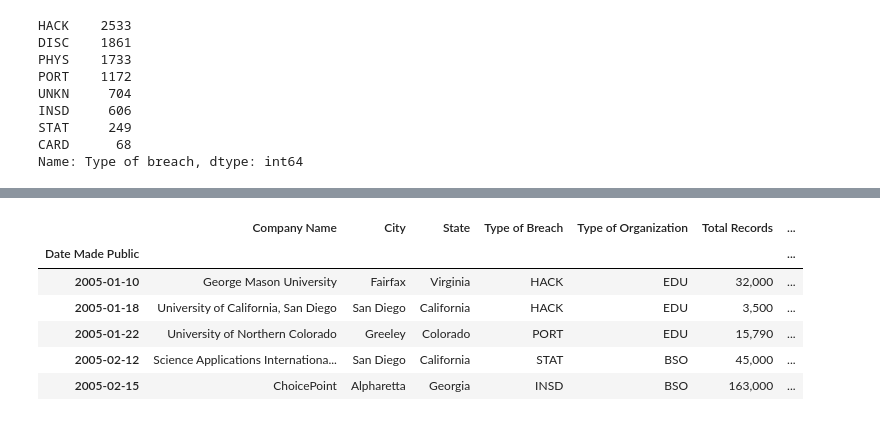
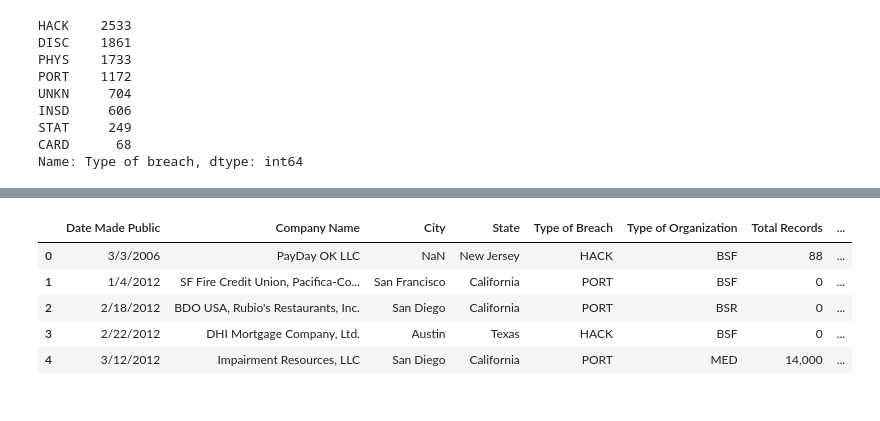
Before and after one commit to chaka37/Project1, a Jupyter notebook: notebooks/tempest.ipynb, the cells around one changed output, grey strips where cells are left out. Cells and saved outputs as stored; diff of their text form; code cells hidden in the pictures.

```diff
--- a/notebooks/tempest.ipynb
+++ b/notebooks/tempest.ipynb
@@ -6,7 +6,7 @@ from pathlib import Path
 # %%
 # Read in data
 prc_data_csv = Path("../data/raw data/PRC Data Breach Chronology - 1.13.20.csv")
-prc_data = pd.read_csv(prc_data_csv, index_col="Date Made Public", infer_datetime_format=True, parse_dates=True)
+prc_data = pd.read_csv(prc_data_csv, infer_datetime_format=True, parse_dates=True,)
 prc_data = prc_data.sort_index()
 prc_data.head(15)
 # %% [output]
@@ -148,17 +101,16 @@ prc_data.head()
 # %%
 # Rename Columns
 prc_data = prc_data.rename(columns={
-    "Description of incident": "Descrition of Incident",
+    "Description of incident": "Description of Incident",
     "Type of breach": "Type of Breach",
     "Type of organization": "Type of Organization",
     "Company": "Company Name"
 })
 prc_data.head()
 # %% [output]
-|  | Company Name | City | State | Type of Breach | Type of Organization | Total Records | ... |
-| Date Made Public |  |  |  |  |  |  | ... |
-| 2005-01-10 | George Mason University | Fairfax | Virginia | HACK | EDU | 32,000 | ... |
-| 2005-01-18 | University of California, San Diego | San Diego | California | HACK | EDU | 3,500 | ... |
-| 2005-01-22 | University of Northern Colorado | Greeley | Colorado | PORT | EDU | 15,790 | ... |
-| 2005-02-12 | Science Applications Internationa... | San Diego | California | STAT | BSO | 45,000 | ... |
-| 2005-02-15 | ChoicePoint | Alpharetta | Georgia | INSD | BSO | 163,000 | ... |
+|  | Date Made Public | Company Name | City | State | Type of Breach | Type of Organization | Total Records | ... |
+| 0 | 3/3/2006 | PayDay OK LLC | NaN | New Jersey | HACK | BSF | 88 | ... |
+| 1 | 1/4/2012 | SF Fire Credit Union, Pacifica-Co... | San Francisco | California | PORT | BSF | 0 | ... |
+| 2 | 2/18/2012 | BDO USA, Rubio's Restaurants, Inc. | San Diego | California | PORT | BSR | 0 | ... |
+| 3 | 2/22/2012 | DHI Mortgage Company, Ltd. | Austin | Texas | HACK | BSF | 0 | ... |
+| 4 | 3/12/2012 | Impairment Resources, LLC | San Diego | California | PORT | MED | 14,000 | ... |
```
Also changed, not shown: parts of 20 cells of this notebook, 1 other file.
